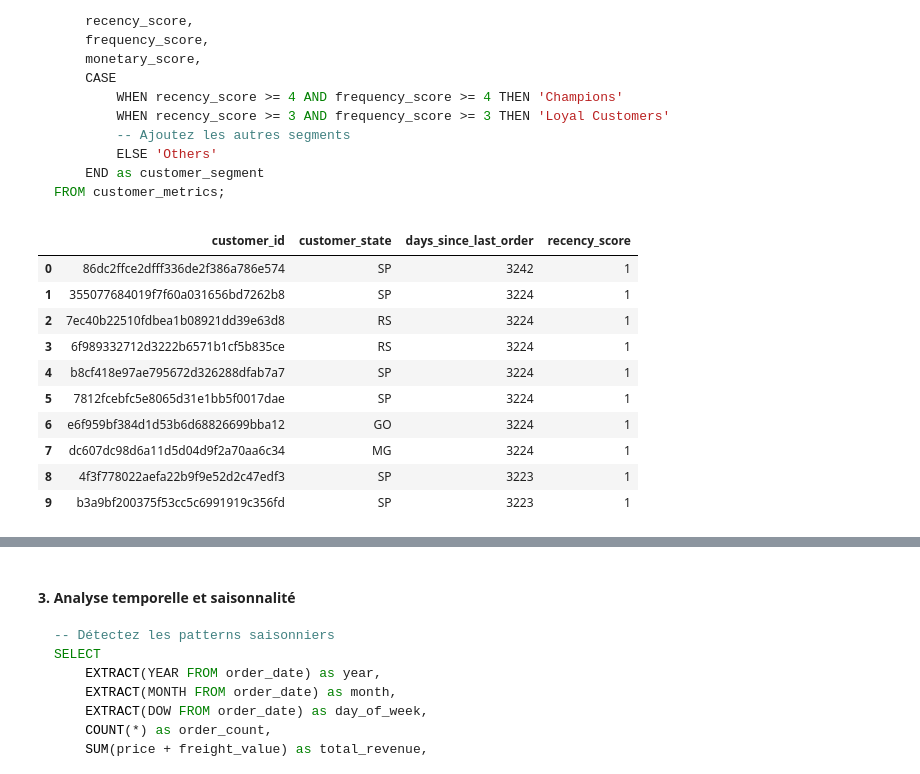
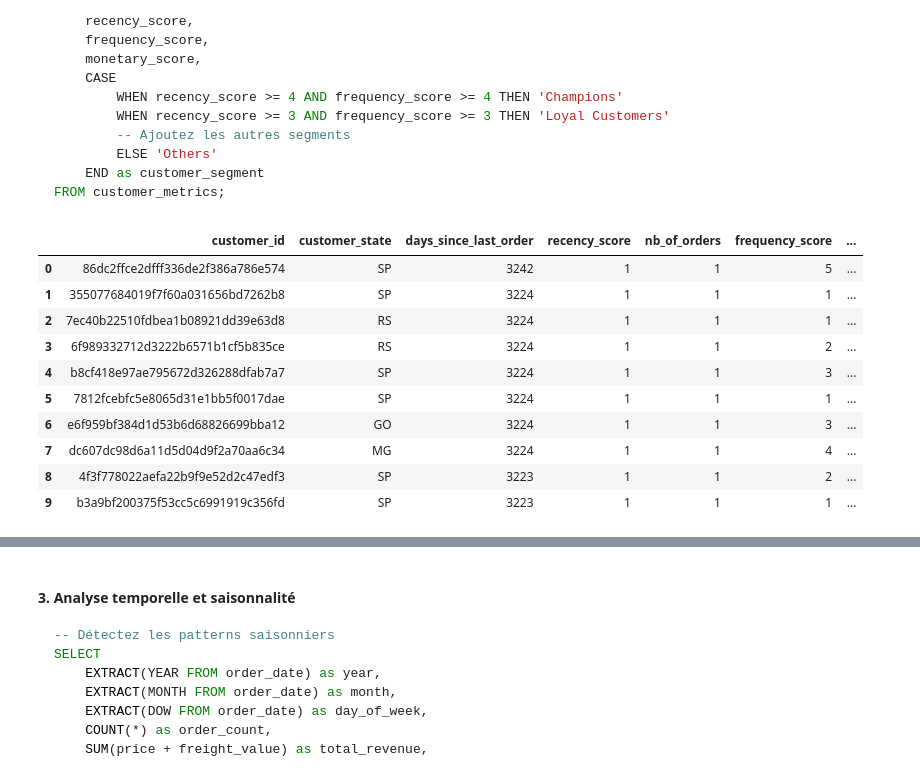
Before and after one commit to 17matb/data-analysis-solution, a Jupyter notebook: Notebook_2_Analyse_e_commerce_avec_PostgreSQL_en_ligne.ipynb, the cells around one changed output, grey strips where cells are left out. Saved outputs shown, nothing was run; the diff lists cells and outputs as text; code cells hidden in the pictures.

```diff
--- a/Notebook_2_Analyse_e_commerce_avec_PostgreSQL_en_ligne.ipynb
+++ b/Notebook_2_Analyse_e_commerce_avec_PostgreSQL_en_ligne.ipynb
@@ -407,45 +407,63 @@ FROM customer_metrics;
 # %%
 # RFM
 rfm = f'''
     -- on crée une CTE (common table expression) : une table temporaire qu'on peut utiliser pour une autre requête
     WITH customer_metrics AS (
         SELECT
             c.customer_id,
             c.customer_state,
 
             -- RECENCY
             CURRENT_DATE - MAX(o.order_date)::date AS days_since_last_order,
             -- on divise en 5 groupes en se basant sur l'order le plus récent de chaque customer
             NTILE(5) OVER (
                 ORDER BY MAX(o.order_date)
-            ) AS recency_score
+            ) AS recency_score,
 
-            -- frequency
+            -- FREQUENCY
+            COUNT(DISTINCT o.order_id) AS nb_of_orders,
+            NTILE(5) OVER (
+                ORDER BY COUNT(o.order_id)
+            ) AS frequency_score,
 
-
-            -- monetary
+            -- MONETARY
+            SUM(oi.price + oi.freight_value) AS total_spent,
+            NTILE(5) OVER (
+                ORDER BY SUM(oi.price + oi.freight_value)
+            ) AS monetary_score
 
         FROM customers c
         JOIN orders o ON c.customer_id = o.customer_id
         JOIN order_items oi ON o.order_id = oi.order_id
         WHERE o.order_status = 'delivered'
         GROUP BY c.customer_id, c.customer_state
     )
 
-    SELECT * FROM customer_metrics
+    SELECT
+        *,
+        CASE
+            WHEN recency_score >= 4 AND frequency_score >= 4 AND monetary_score >= 4 THEN 'Champions'
+            WHEN recency_score >= 3 AND frequency_score >= 3 THEN 'Loyal Customers'
+            WHEN recency_score >= 4 AND frequency_score >= 2 AND frequency_score <= 3 THEN 'Potential Loyalists'
+            WHEN recency_score >= 2 AND recency_score <= 3 AND frequency_score >= 3 THEN 'At Risk'
+            WHEN recency_score <= 2 AND frequency_score <= 2 THEN 'Hibernating'
+            WHEN recency_score = 1 THEN 'Lost'
+            ELSE 'Others'
+        END AS customer_segment
+    FROM customer_metrics
 '''
 
 df_result = pd.read_sql(rfm, engine)
 df_result.head(10)
 # %% [output]
-|  | customer_id | customer_state | days_since_last_order | recency_score |
-| 0 | 86dc2ffce2dfff336de2f386a786e574 | SP | 3242 | 1 |
-| 1 | 355077684019f7f60a031656bd7262b8 | SP | 3224 | 1 |
-| 2 | 7ec40b22510fdbea1b08921dd39e63d8 | RS | 3224 | 1 |
-| 3 | 6f989332712d3222b6571b1cf5b835ce | RS | 3224 | 1 |
-| 4 | b8cf418e97ae795672d326288dfab7a7 | SP | 3224 | 1 |
-| 5 | 7812fcebfc5e8065d31e1bb5f0017dae | SP | 3224 | 1 |
-| 6 | e6f959bf384d1d53b6d68826699bba12 | GO | 3224 | 1 |
-| 7 | dc607dc98d6a11d5d04d9f2a70aa6c34 | MG | 3224 | 1 |
-| 8 | 4f3f778022aefa22b9f9e52d2c47edf3 | SP | 3223 | 1 |
-| 9 | b3a9bf200375f53cc5c6991919c356fd | SP | 3223 | 1 |
+|  | customer_id | customer_state | days_since_last_order | recency_score | nb_of_orders | frequency_score | ... |
+| 0 | 86dc2ffce2dfff336de2f386a786e574 | SP | 3242 | 1 | 1 | 5 | ... |
+| 1 | 355077684019f7f60a031656bd7262b8 | SP | 3224 | 1 | 1 | 1 | ... |
+| 2 | 7ec40b22510fdbea1b08921dd39e63d8 | RS | 3224 | 1 | 1 | 1 | ... |
+| 3 | 6f989332712d3222b6571b1cf5b835ce | RS | 3224 | 1 | 1 | 2 | ... |
+| 4 | b8cf418e97ae795672d326288dfab7a7 | SP | 3224 | 1 | 1 | 3 | ... |
+| 5 | 7812fcebfc5e8065d31e1bb5f0017dae | SP | 3224 | 1 | 1 | 1 | ... |
+| 6 | e6f959bf384d1d53b6d68826699bba12 | GO | 3224 | 1 | 1 | 3 | ... |
+| 7 | dc607dc98d6a11d5d04d9f2a70aa6c34 | MG | 3224 | 1 | 1 | 4 | ... |
+| 8 | 4f3f778022aefa22b9f9e52d2c47edf3 | SP | 3223 | 1 | 1 | 2 | ... |
+| 9 | b3a9bf200375f53cc5c6991919c356fd | SP | 3223 | 1 | 1 | 1 | ... |
```
Also changed, not shown: parts of 3 cells of this notebook.
